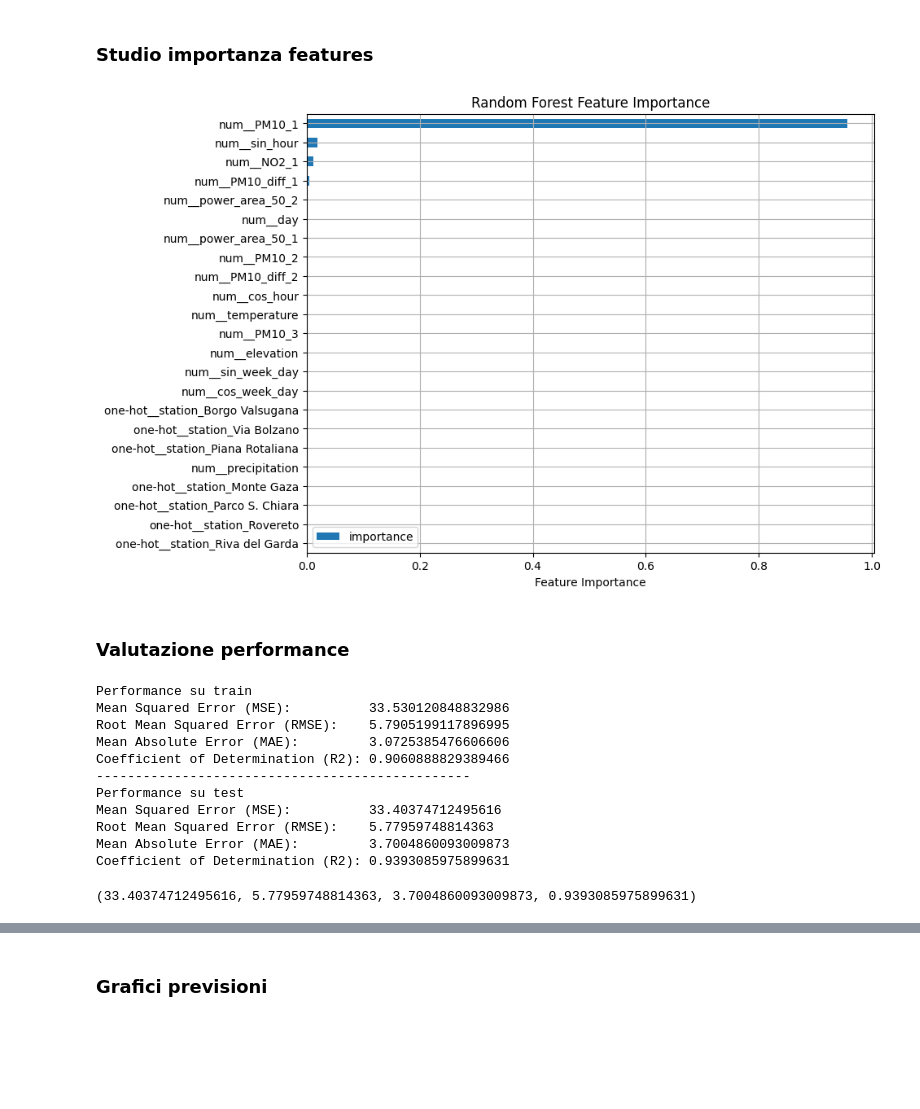
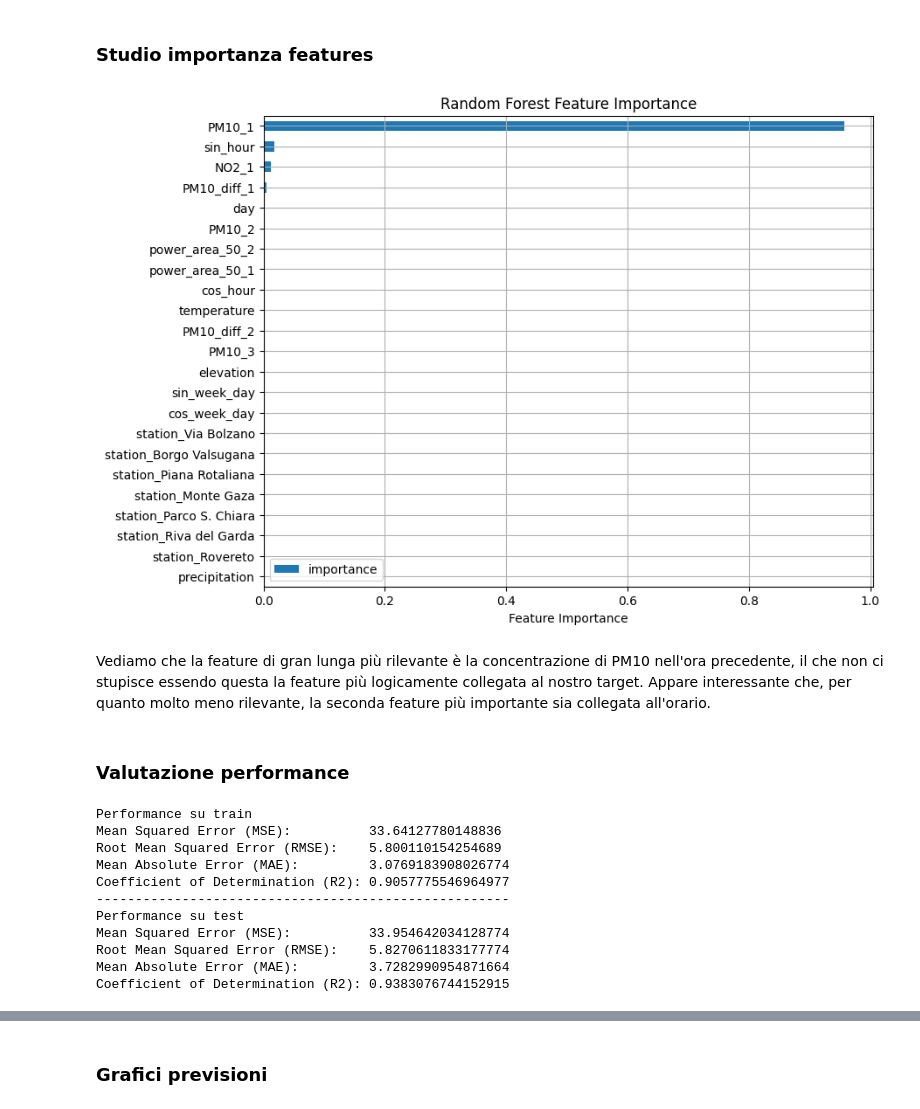
Before and after one commit to CarloDegasperi/DataScience, a Jupyter notebook: notebooks/regression/08_regression_random_forest.ipynb, the cells around one changed output, grey strips where cells are left out. Saved outputs shown, nothing was run; the diff lists cells and outputs as text; code cells hidden in the pictures; blank space fills up the shorter version.

```diff
--- a/notebooks/regression/08_regression_random_forest.ipynb
+++ b/notebooks/regression/08_regression_random_forest.ipynb
@@ -81,7 +86,7 @@ rfr_PM10_h = GridSearchCV(estimator=pipeline_PM10_h,
 Dividiamo i dati in un insieme di training (80%) e uno di test (20%).
 # %%
 # splittiamo il dataset
-feature_cols = list(num_features) + list(non_num_features)
+feature_cols = hour_PM10_df.columns.difference(['target'])
 
 # creiamo train e test
 PM10_h_X_train, PM10_h_X_test, PM10_h_y_train, PM10_h_y_test = fs.get_train_test(hour_PM10_df, 0.8, feature_cols)
@@ -122,14 +113,11 @@ Best score:
 # %% [markdown]
 ### Studio importanza features
 # %%
-# tiro fuori i nomi delle feature come li ha presi il trasformatore (in questo modo non rischio di scambiare le features)
-feature_names = (best_rfr_PM10_h.named_steps['preprocessor'].get_feature_names_out())
-
-PM10_h_model = best_rfr_PM10_h.named_steps['regressor']
-
-fs.display_importances(PM10_h_model, feature_names)
+fs.display_importances(best_rfr_PM10_h, feature_cols)
 # %% [output]
-[figure, old version]
+[figure, new version]
+# %% [markdown]
+Vediamo che la feature di gran lunga più rilevante è la concentrazione di PM10 nell'ora precedente, il che non ci stupisce essendo questa la feature più logicamente collegata al nostro target. Appare interessante che, per quanto molto meno rilevante, la seconda feature più importante sia collegata all'orario.
 # %% [markdown]
 ### Valutazione performance
 # %%
@@ -142,20 +130,19 @@ full_PM10_h_te['actual'] = PM10_h_y_test
 full_PM10_h_te['prediction'] = best_rfr_PM10_h.predict(PM10_h_X_test)
 
 print('Performance su train')
-fs.evaluation(full_PM10_h_tr['actual'], full_PM10_h_tr['prediction'])
-print('------------------------------------------------')
+mse_tr, rmse_tr, mae_tr, r2_tr = fs.evaluation(full_PM10_h_tr['actual'], full_PM10_h_tr['prediction'])
+print('-----------------------------------------------------')
 print('Performance su test')
-fs.evaluation(full_PM10_h_te['actual'], full_PM10_h_te['prediction'])
+mse_te, rmse_te, mae_te, r2_te = fs.evaluation(full_PM10_h_te['actual'], full_PM10_h_te['prediction'])
 # %% [output]
 Performance su train
-Mean Squared Error (MSE):          33.530120848832986
-Root Mean Squared Error (RMSE):    5.7905199117896995
-Mean Absolute Error (MAE):         3.0725385476606606
-Coefficient of Determination (R2): 0.9060888829389466
-------------------------------------------------
+Mean Squared Error (MSE):          33.64127780148836
+Root Mean Squared Error (RMSE):    5.800110154254689
+Mean Absolute Error (MAE):         3.0769183908026774
+Coefficient of Determination (R2): 0.9057775546964977
+-----------------------------------------------------
 Performance su test
-Mean Squared Error (MSE):          33.40374712495616
-Root Mean Squared Error (RMSE):    5.77959748814363
-Mean Absolute Error (MAE):         3.7004860093009873
-Coefficient of Determination (R2): 0.9393085975899631
+Mean Squared Error (MSE):          33.954642034128774
+Root Mean Squared Error (RMSE):    5.8270611833177774
+Mean Absolute Error (MAE):         3.7282990954871664
+Coefficient of Determination (R2): 0.9383076744152915
-(33.40374712495616, 5.77959748814363, 3.7004860093009873, 0.9393085975899631)
```
Also changed, not shown: parts of 180 cells of this notebook, 1 other file.
